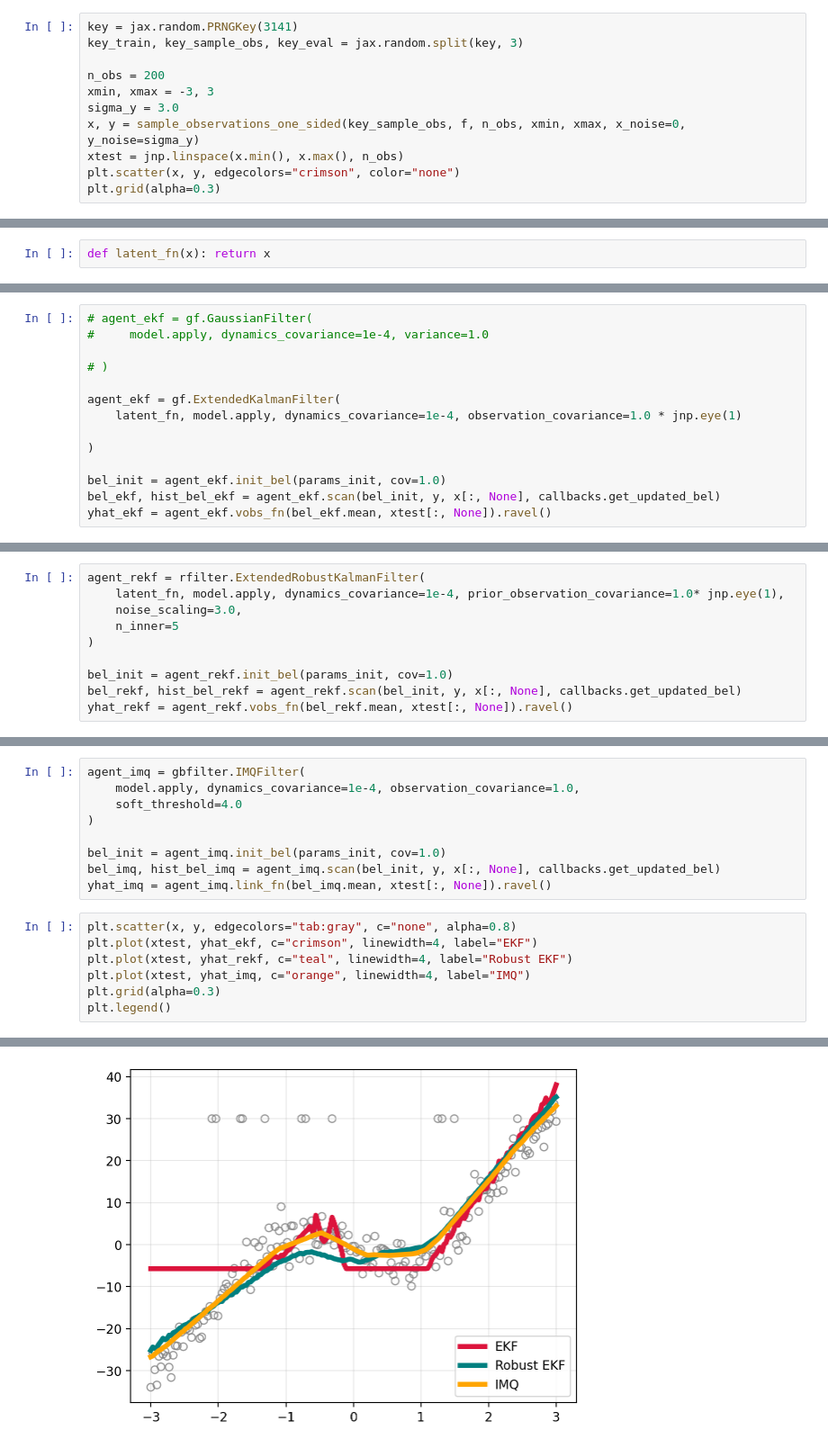
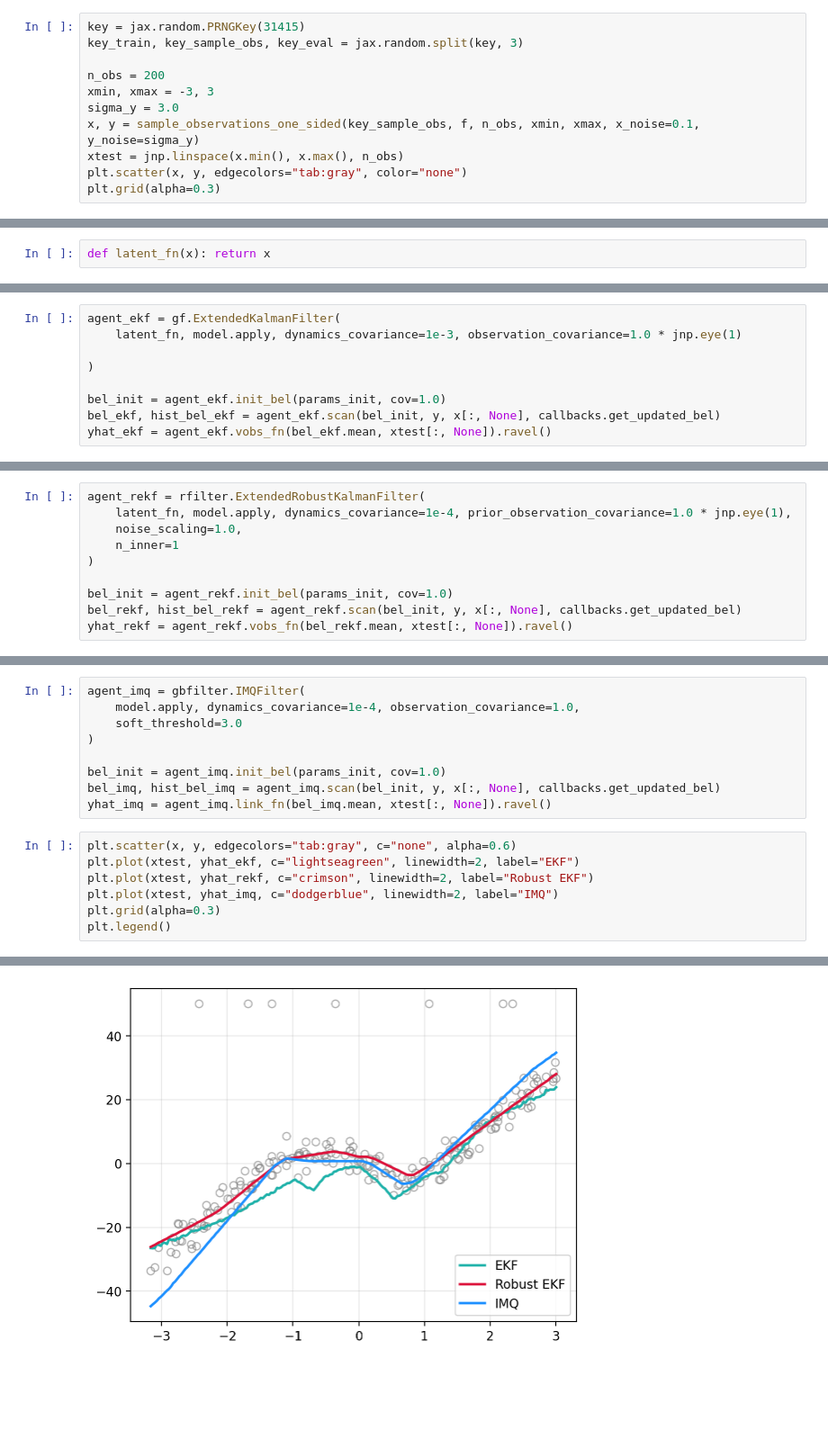
Before and after one commit to gerdm/weighted-likelihood-filter, a Jupyter notebook: experiments/online-mlp-training.ipynb, the cells around one changed output, grey strips where cells are left out. Shown at 90% size. Cells and saved outputs as stored; diff of their text form; blank space fills up the shorter version.

```diff
--- a/experiments/online-mlp-training.ipynb
+++ b/experiments/online-mlp-training.ipynb
@@ -57,14 +62,14 @@ def sample_observations_one_sided(key, f, n_obs, xmin, xmax, x_noise=0.1, y_nois
 
     return x, y
 # %%
-key = jax.random.PRNGKey(3141)
+key = jax.random.PRNGKey(31415)
 key_train, key_sample_obs, key_eval = jax.random.split(key, 3)
 
 n_obs = 200
 xmin, xmax = -3, 3
 sigma_y = 3.0
-x, y = sample_observations_one_sided(key_sample_obs, f, n_obs, xmin, xmax, x_noise=0, y_noise=sigma_y)
+x, y = sample_observations_one_sided(key_sample_obs, f, n_obs, xmin, xmax, x_noise=0.1, y_noise=sigma_y)
 xtest = jnp.linspace(x.min(), x.max(), n_obs)
-plt.scatter(x, y, edgecolors="crimson", color="none")
+plt.scatter(x, y, edgecolors="tab:gray", color="none")
 plt.grid(alpha=0.3)
 # %% [output]
@@ -93,11 +95,6 @@ def latent_fn(x): return x
 # %%
-# agent_ekf = gf.GaussianFilter(
-#     model.apply, dynamics_covariance=1e-4, variance=1.0
-
-# )
-
 agent_ekf = gf.ExtendedKalmanFilter(
-    latent_fn, model.apply, dynamics_covariance=1e-4, observation_covariance=1.0 * jnp.eye(1)
+    latent_fn, model.apply, dynamics_covariance=1e-3, observation_covariance=1.0 * jnp.eye(1)
 
 )
 
@@ -107,8 +106,8 @@ yhat_ekf = agent_ekf.vobs_fn(bel_ekf.mean, xtest[:, None]).ravel()
 # %%
 agent_rekf = rfilter.ExtendedRobustKalmanFilter(
-    latent_fn, model.apply, dynamics_covariance=1e-4, prior_observation_covariance=1.0* jnp.eye(1),
-    noise_scaling=3.0,
-    n_inner=5
+    latent_fn, model.apply, dynamics_covariance=1e-4, prior_observation_covariance=1.0 * jnp.eye(1),
+    noise_scaling=1.0,
+    n_inner=1
 )
 
 bel_init = agent_rekf.init_bel(params_init, cov=1.0)
@@ -117,19 +118,19 @@ yhat_rekf = agent_rekf.vobs_fn(bel_rekf.mean, xtest[:, None]).ravel()
 # %%
 agent_imq = gbfilter.IMQFilter(
     model.apply, dynamics_covariance=1e-4, observation_covariance=1.0,
-    soft_threshold=4.0
+    soft_threshold=3.0
 )
 
 bel_init = agent_imq.init_bel(params_init, cov=1.0)
 bel_imq, hist_bel_imq = agent_imq.scan(bel_init, y, x[:, None], callbacks.get_updated_bel)
 yhat_imq = agent_imq.link_fn(bel_imq.mean, xtest[:, None]).ravel()
 # %%
-plt.scatter(x, y, edgecolors="tab:gray", c="none", alpha=0.8)
-plt.plot(xtest, yhat_ekf, c="crimson", linewidth=4, label="EKF")
-plt.plot(xtest, yhat_rekf, c="teal", linewidth=4, label="Robust EKF")
-plt.plot(xtest, yhat_imq, c="orange", linewidth=4, label="IMQ")
+plt.scatter(x, y, edgecolors="tab:gray", c="none", alpha=0.6)
+plt.plot(xtest, yhat_ekf, c="lightseagreen", linewidth=2, label="EKF")
+plt.plot(xtest, yhat_rekf, c="crimson", linewidth=2, label="Robust EKF")
+plt.plot(xtest, yhat_imq, c="dodgerblue", linewidth=2, label="IMQ")
 plt.grid(alpha=0.3)
 plt.legend()
 # %% [output]
 <matplotlib.legend.Legend at 0x...>
-[figure, old version]
+[figure, new version]
```
Also changed, not shown: parts of 16 cells of this notebook.
